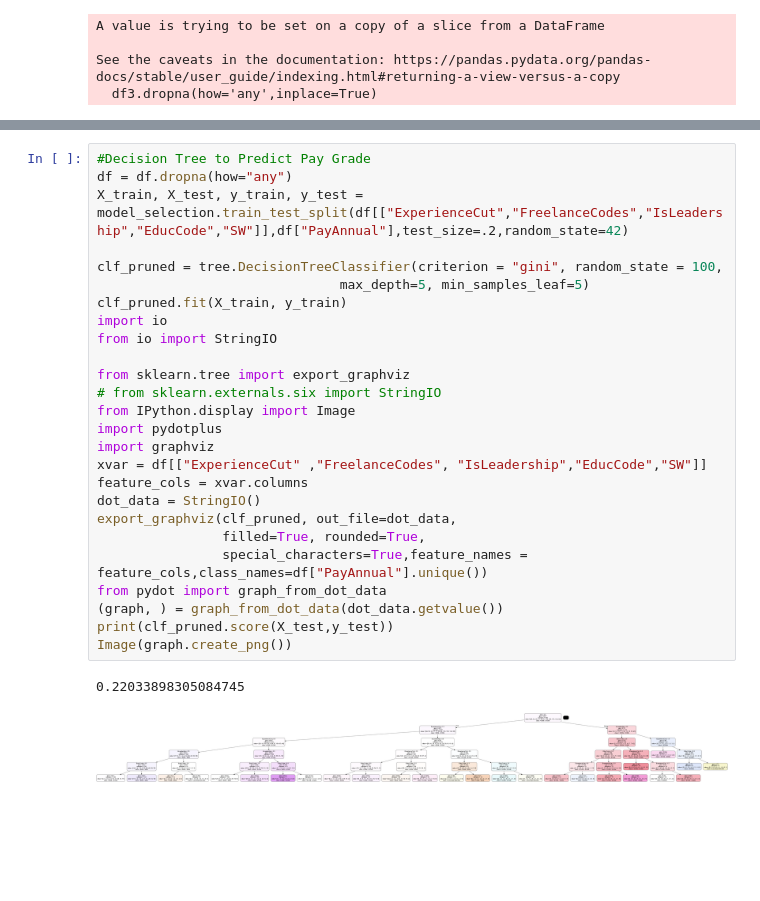
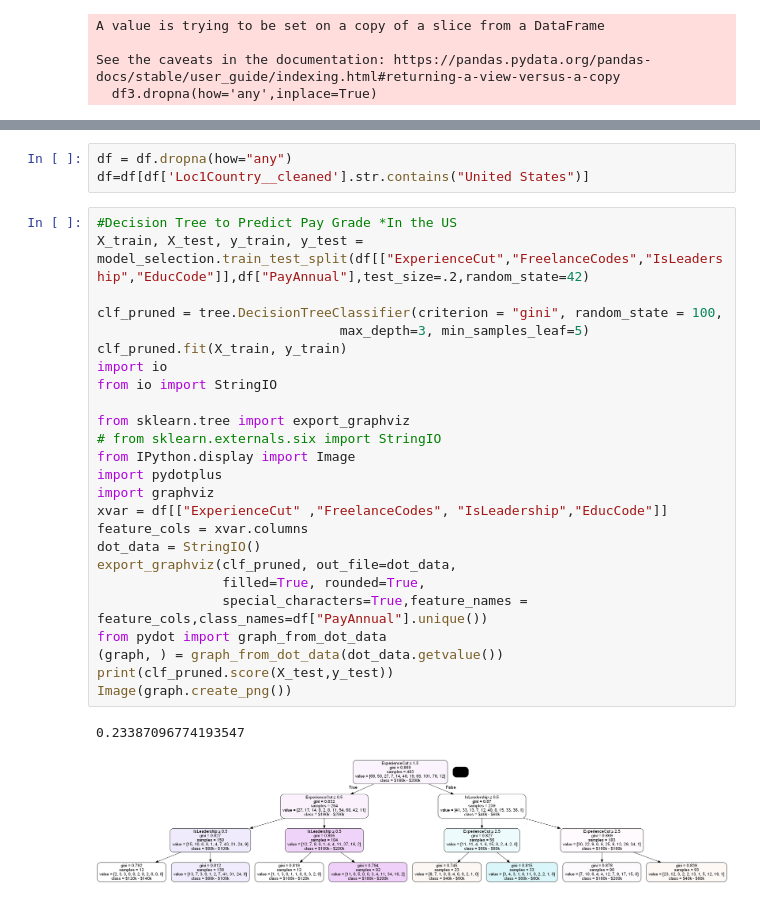
Before and after one commit to kale0009/2clap, a Jupyter notebook: CodeBase/Explore.ipynb, the cells around one changed output, grey strips where cells are left out. Drawn from its saved outputs; the diff is of its cells as text; blank space fills up the shorter version.

```diff
--- a/CodeBase/Explore.ipynb
+++ b/CodeBase/Explore.ipynb
@@ -110,30 +110,32 @@ df["SW"].value_counts()
 Name: SW, dtype: int64
+# %%
+df = df.dropna(how="any")
+df=df[df['Loc1Country__cleaned'].str.contains("United States")]
 # %%
-#Decision Tree to Predict Pay Grade
-df = df.dropna(how="any")
-X_train, X_test, y_train, y_test = model_selection.train_test_split(df[["ExperienceCut","FreelanceCodes","IsLeadership","EducCode","SW"]],df["PayAnnual"],test_size=.2,random_state=42)
+#Decision Tree to Predict Pay Grade *In the US
+X_train, X_test, y_train, y_test = model_selection.train_test_split(df[["ExperienceCut","FreelanceCodes","IsLeadership","EducCode"]],df["PayAnnual"],test_size=.2,random_state=42)
 
 clf_pruned = tree.DecisionTreeClassifier(criterion = "gini", random_state = 100,
-                               max_depth=5, min_samples_leaf=5)
+                               max_depth=3, min_samples_leaf=5)
 clf_pruned.fit(X_train, y_train)
 import io
 from io import StringIO
 
 from sklearn.tree import export_graphviz
 # from sklearn.externals.six import StringIO
 from IPython.display import Image
 import pydotplus
 import graphviz
-xvar = df[["ExperienceCut" ,"FreelanceCodes", "IsLeadership","EducCode","SW"]]
+xvar = df[["ExperienceCut" ,"FreelanceCodes", "IsLeadership","EducCode"]]
 feature_cols = xvar.columns
 dot_data = StringIO()
 export_graphviz(clf_pruned, out_file=dot_data,
                 filled=True, rounded=True,
                 special_characters=True,feature_names = feature_cols,class_names=df["PayAnnual"].unique())
 from pydot import graph_from_dot_data
 (graph, ) = graph_from_dot_data(dot_data.getvalue())
 print(clf_pruned.score(X_test,y_test))
 Image(graph.create_png())
 # %% [output]
-0.22033898305084745
+0.23387096774193547
-[figure, old version]
+[figure, new version]
```
Also changed, not shown: parts of 7 cells of this notebook, 6 other files.
